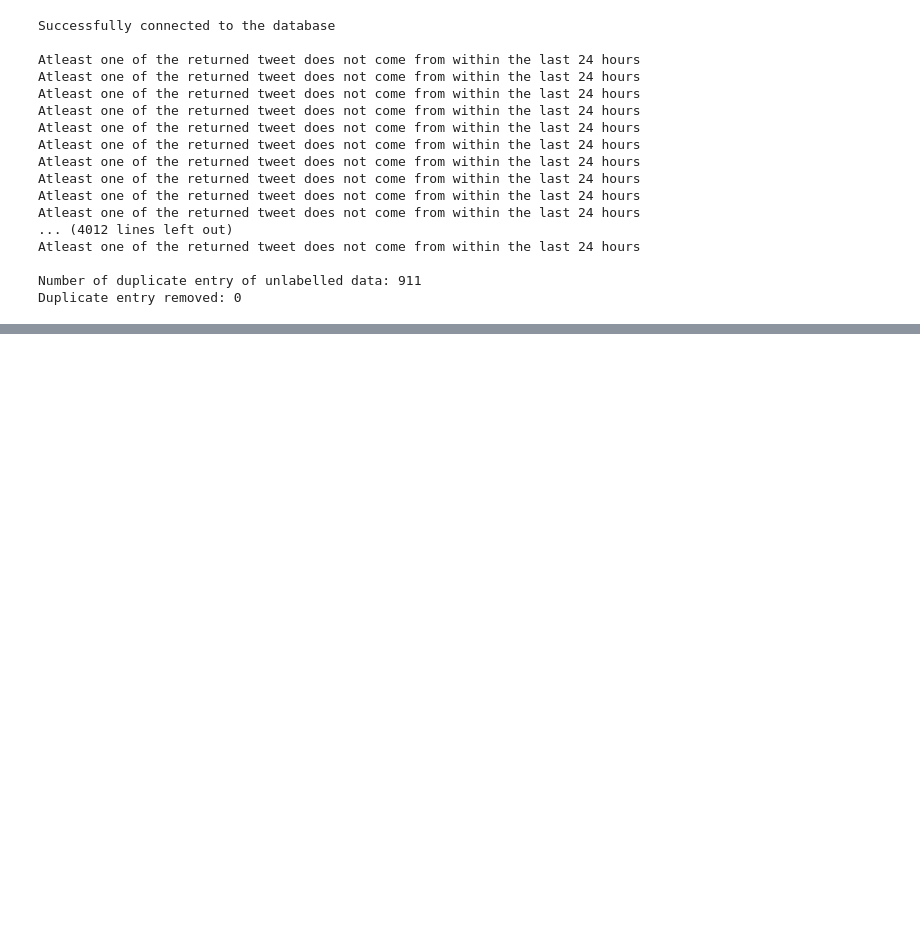
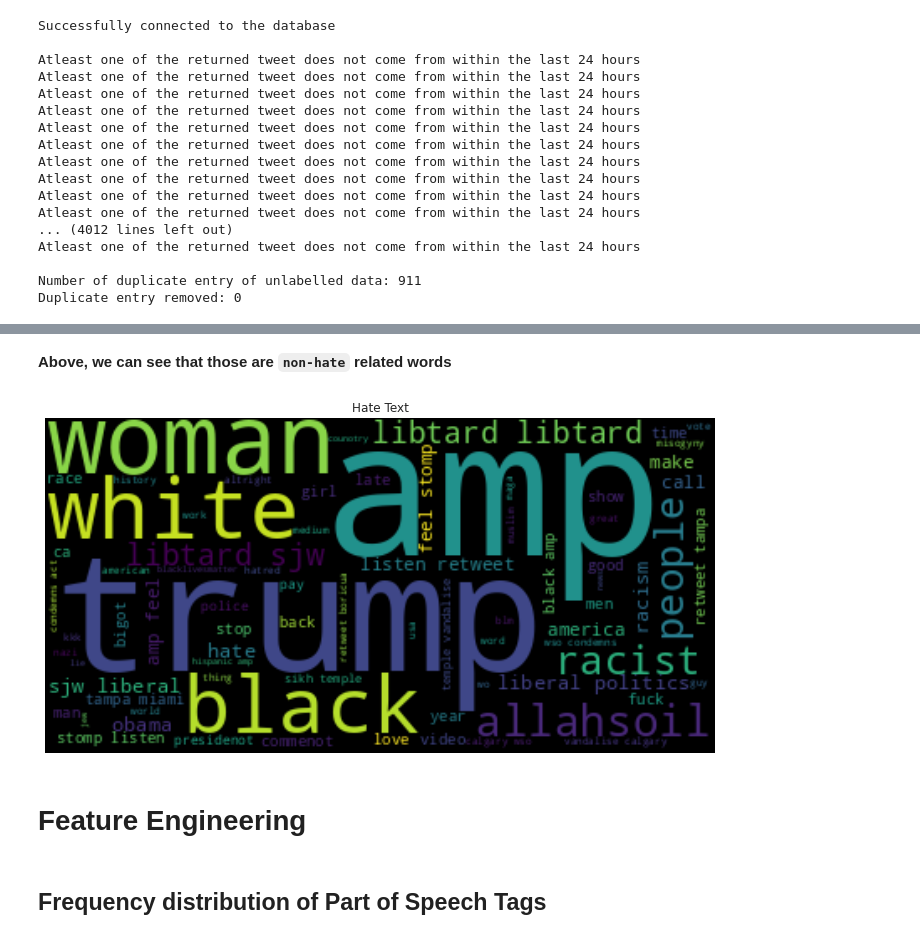
Before and after one commit to danielAdama/sentiment-hate-system, a Jupyter notebook: src/train/semi_supervised_learning_data_labeling.ipynb, the cells around one changed output, grey strips where cells are left out. Drawn from its saved outputs; the diff is of its cells as text; code cells hidden in the pictures; blank space fills up the shorter version.

```diff
--- a/src/train/semi_supervised_learning_data_labeling.ipynb
+++ b/src/train/semi_supervised_learning_data_labeling.ipynb
@@ -192,0 +319,11 @@ memory usage: 749.2+ KB
+# %% [markdown]
+**Above, we can see that those are `non-hate` related words**
+# %%
+wordcloud = WordCloud(background_color='black').generate(' '.join(hate.cleaned_text))
+plt.figure(figsize=(12,12))
+plt.imshow(wordcloud, interpolation='bilinear')
+plt.title('Hate Text')
+plt.axis('off')
+plt.show()
+# %% [output]
+[figure, added]
@@ -192,0 +346,4 @@ memory usage: 749.2+ KB
+# %% [markdown]
+# Feature Engineering
+# %% [markdown]
+## Frequency distribution of Part of Speech Tags
```
Also changed, not shown: parts of 32 cells of this notebook.
